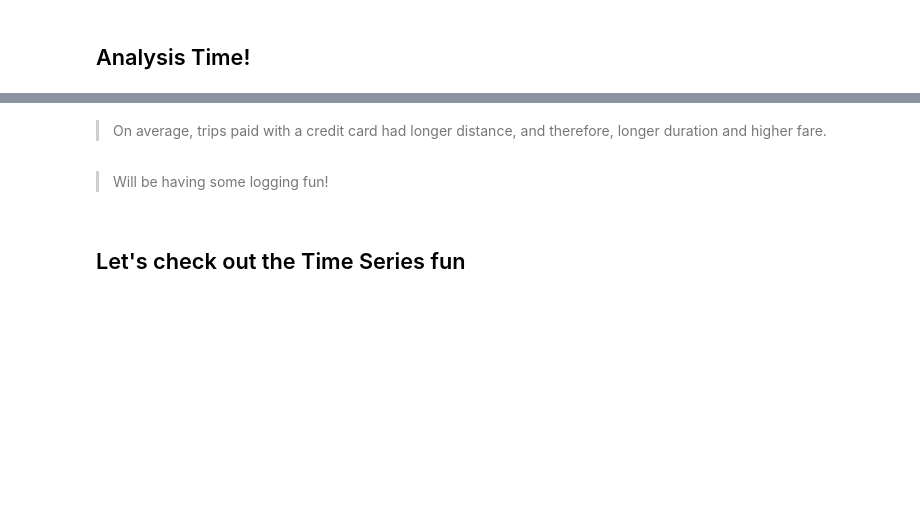
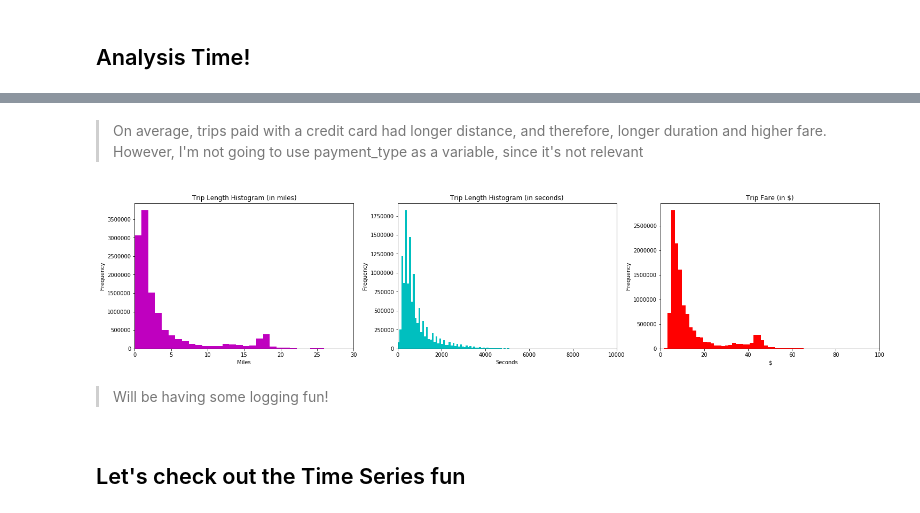
Before and after one commit to Auste1989/metis_projects, a Jupyter notebook: Passion_Project/Transit_Time_and_Rate_EDA.ipynb, the cells around one changed output, grey strips where cells are left out. Cells and saved outputs as stored; diff of their text form; code cells hidden in the pictures; blank space fills up the shorter version.

```diff
--- a/Passion_Project/Transit_Time_and_Rate_EDA.ipynb
+++ b/Passion_Project/Transit_Time_and_Rate_EDA.ipynb
@@ -376,30 +373,31 @@ taxi_weather_clean.groupby(['payment_type'])['trip_miles'].describe()
 # %% [markdown]
-> On average, trips paid with a credit card had longer distance, and therefore, longer duration and higher fare.
->
+> On average, trips paid with a credit card had longer distance, and therefore, longer duration and higher fare. However, I'm not going to use payment_type as a variable, since it's not relevant
 # %%
 #Let's explore the distribution of variables of interest
-plt.figure(figsize=(10, 5))
+plt.figure(figsize=(25, 5))
 
 plt.subplot(1, 3, 1)
 plt.hist(taxi_weather_clean['trip_miles'], bins=1000, color='m')
 plt.title('Trip Length Histogram (in miles)')
 plt.xlim(xmin=0, xmax=30)
 plt.xlabel('Miles')
 plt.ylabel('Frequency')
 
 plt.subplot(1, 3, 2)
 plt.hist(taxi_weather_clean['trip_seconds'], bins=1000, color='c')
 plt.title('Trip Length Histogram (in seconds)')
 plt.xlim(xmin=0, xmax=10000)
 plt.xlabel('Seconds')
 plt.ylabel('Frequency')
 
 plt.subplot(1, 3, 3)
 plt.hist(taxi_weather_clean['fare_with_tolls'], bins=5000, color='r')
 plt.title('Trip Fare (in $)')
 plt.xlim(xmin=0, xmax=100)
 plt.xlabel('$')
 plt.ylabel('Frequency');
+# %% [output]
+[figure, added]
 # %% [markdown]
 > Will be having some logging fun!
 # %% [markdown]
```
Also changed, not shown: parts of 42 cells of this notebook, 1 other file.
